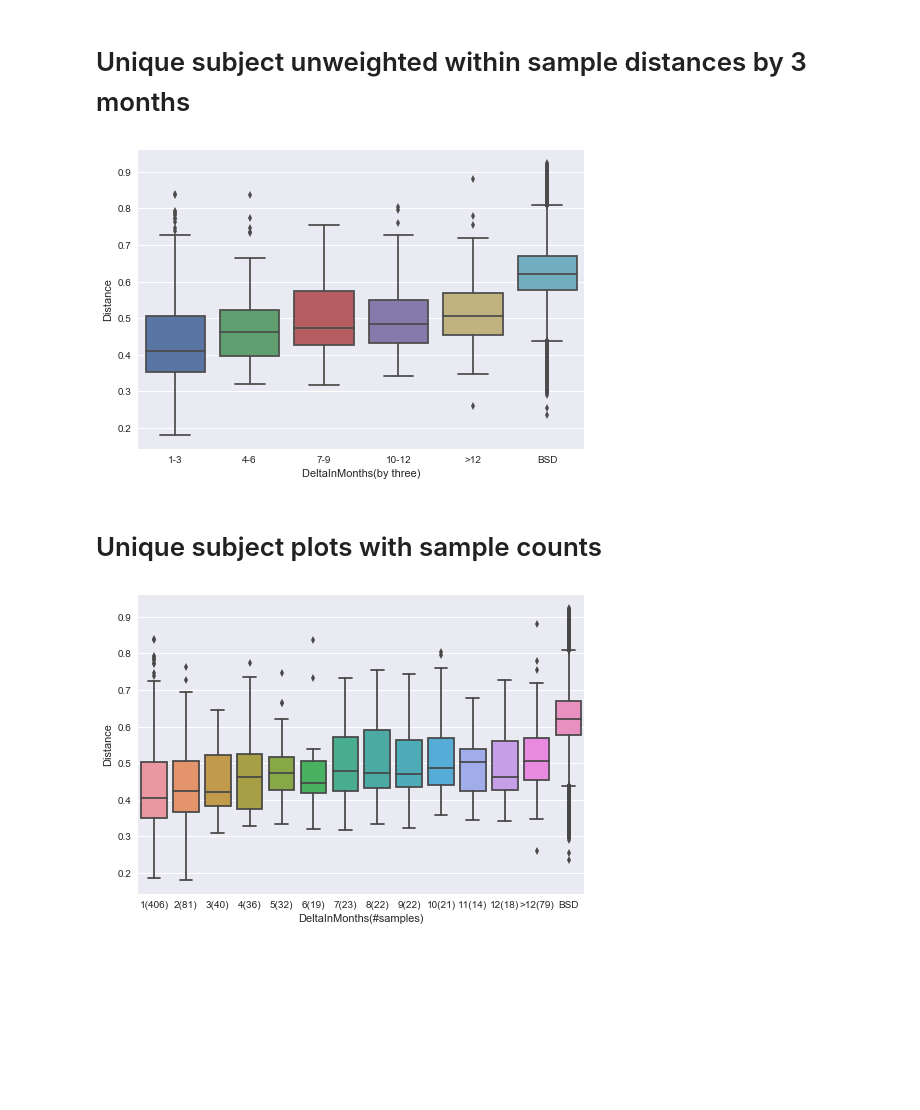
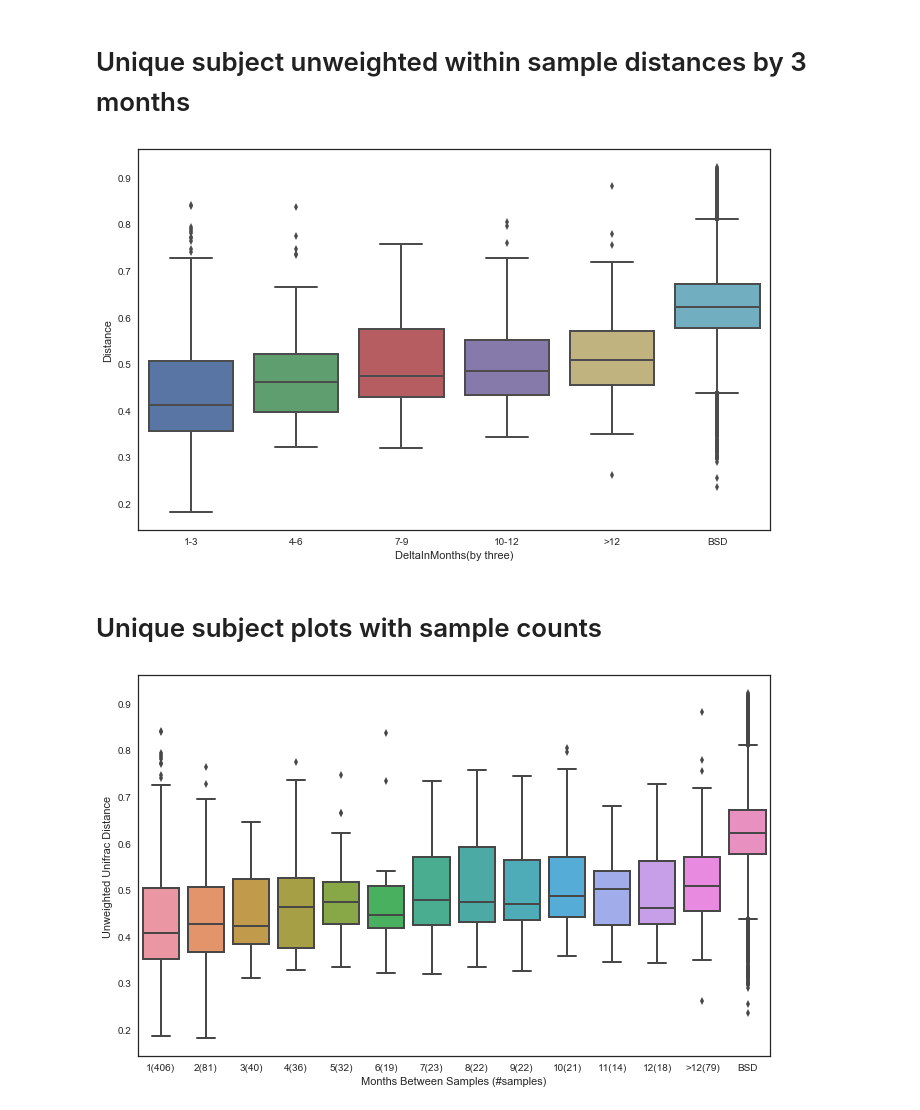
Before and after one commit to knightlab-analyses/american-gut-analyses, a Jupyter notebook: ipynb/AG_stool_temporal dynamics.ipynb, the cells around one changed output. Drawn from its saved outputs; the diff is of its cells as text; code cells hidden in the pictures; blank space fills up the shorter version.

```diff
--- a/ipynb/AG_stool_temporal dynamics.ipynb
+++ b/ipynb/AG_stool_temporal dynamics.ipynb
@@ -7,6 +7,7 @@ import matplotlib.pyplot as plt
 from matplotlib.backends.backend_pdf import PdfPages
 from math import ceil
 import seaborn
+seaborn.set_style('white')
 # %% [markdown]
 Using the full American Gut mapping file, we reduced it to only samples that were fecal.
 The mapping file was then filtered to remove samples which did not have sufficient data
@@ -208,10 +217,12 @@ with_betweens_unisubs['DeltaInMonths(by three)'] = trimonths
 # Unique subject unweighted within sample distances by 3 months
 # %%
 boxorder=['1-3', '4-6', '7-9', '10-12', '>12', 'BSD']
-seaborn.boxplot(x='DeltaInMonths(by three)', y='Distance', data=with_betweens_unisubs, order=boxorder)
+fig = plt.figure(figsize=((7*1.618033),7))
+ax = fig.add_subplot(111)
+seaborn.boxplot(x='DeltaInMonths(by three)', y='Distance', data=with_betweens_unisubs, order=boxorder, width=.8, ax=ax)
 plt.savefig('unique_by_3month.pdf', format='pdf')
 # %% [output]
-[figure, old version]
+[figure, new version]
 # %% [markdown]
 # Unique subject plots with sample counts
 # %%
@@ -231,7 +245,10 @@ with_betweens_unisubs['DeltaInMonths(#samples)'] = with_betweens_unisubs.apply(r
 # %%
 boxorder=['1(406)', '2(81)', '3(40)','4(36)', '5(32)', '6(19)', '7(23)', '8(22)', '9(22)', '10(21)', '11(14)', '12(18)',
           '>12(79)', 'BSD']
-seaborn.boxplot(x='DeltaInMonths(#samples)', y='Distance', data=with_betweens_unisubs, order=boxorder, width=0.8)
+fig = plt.figure(figsize=((7*1.618033),7))
+ax = fig.add_subplot(111)
+seaborn.boxplot(x='Months Between Samples (#samples)', y='Unweighted Unifrac Distance',
+                data=with_betweens_unisubs, order=boxorder, width=.8, ax=ax)
 plt.savefig('unique_with_count.pdf', format='pdf')
 # %% [output]
-[figure, old version]
+[figure, new version]
```
Also changed, not shown: parts of 6 cells of this notebook, 3 other files.
